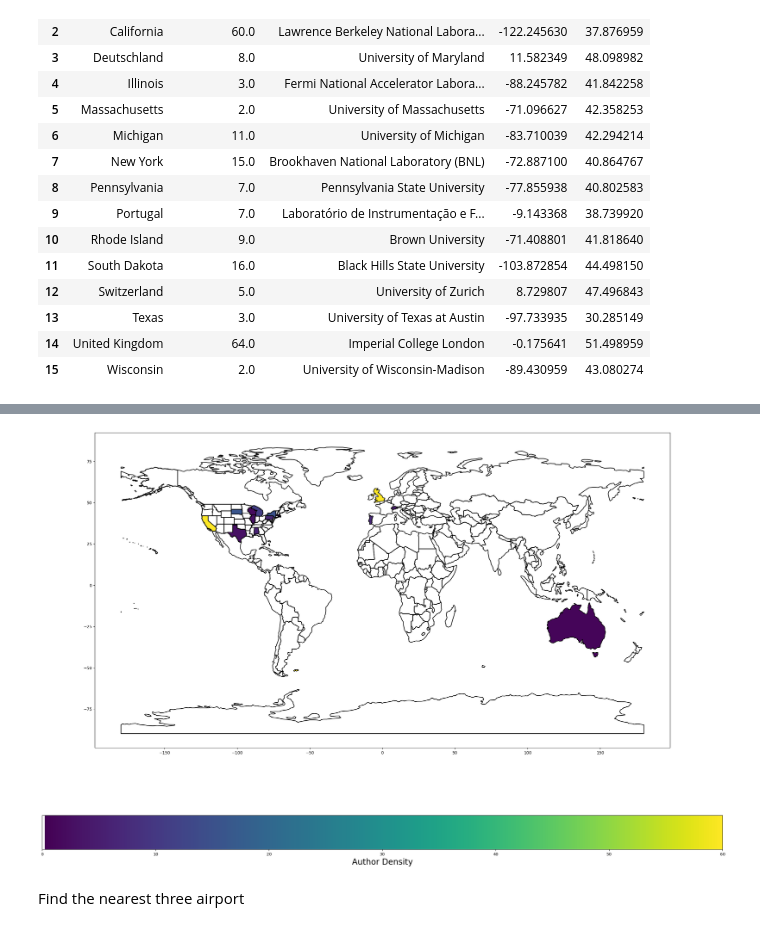
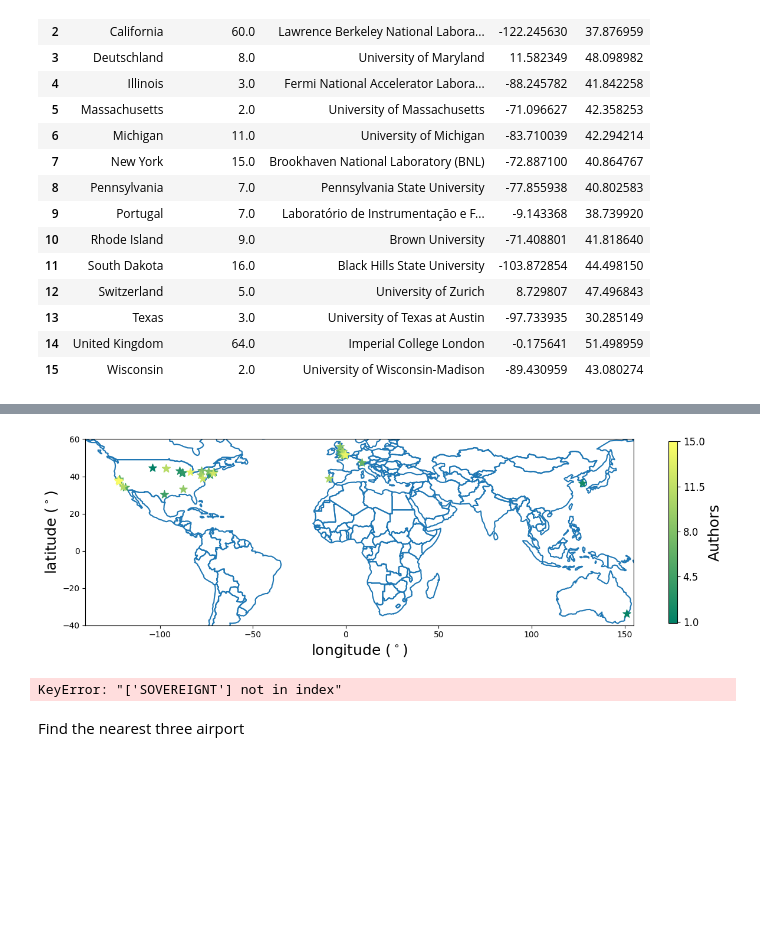
Before and after one commit to seriksen/sustainable-lz, a Jupyter notebook: notebooks/collaborations_whereabouts.ipynb, the cells around one changed output, grey strips where cells are left out. Saved outputs shown, nothing was run; the diff lists cells and outputs as text; code cells hidden in the pictures; blank space fills up the shorter version.

```diff
--- a/notebooks/collaborations_whereabouts.ipynb
+++ b/notebooks/collaborations_whereabouts.ipynb
@@ -222,7 +348,40 @@ See the caveats in the documentation: https://pandas.pydata.org/pandas-docs/stab
+# %%
+import matplotlib
+longs=np.array(author_dists.sort_values(by=['author_count'])['longitude'])
+lats=np.array(author_dists.sort_values(by=['author_count'])['latitude'])
+author_count=np.array(author_dists['author_count'])
+
+world = gpd.read_file('../data/maps/ne_110m_admin_0_countries.shp')
+fig, ax = plt.subplots(1, 1, figsize=(15, 10))
+carbon_map = matplotlib.colormaps['summer']
+world.boundary.plot(ax=ax, zorder=1)
+max_marker=150
+min_marker=50
+
+for i,(long,lat) in enumerate(np.transpose([longs,lats])):
+    color=carbon_map(i/len(longs))
+    ax.scatter(long,lat, marker='*', color=color,s=100)
+
+cmap = carbon_map
+min_dist=max(author_count)
+max_dist=min(author_count)
+norm = matplotlib.colors.Normalize(vmin=min_dist, vmax=max_dist)
+
+clb=plt.colorbar(matplotlib.cm.ScalarMappable(cmap=carbon_map,norm=norm),ax=plt.gca(),shrink=0.4,
+             label='tCO2e of flights',ticks=np.linspace(min_dist,max_dist,5,endpoint=True),
+            format='%.1f')
+clb.set_label('Authors',fontsize=18)
+plt.xlim([-140,155])
+plt.ylim([-40,60])
+plt.xlabel("longitude ($^\circ$)",fontsize=18)
+plt.ylabel("latitude ($^\circ$)",fontsize=18)
+clb.ax.tick_params(labelsize='large')
+# %% [output]
+[figure, added]
 # %%
 # Load your GeoDataFrames
-world = gpd.read_file('/home/sam/lz/shps/110m_cultural/ne_110m_admin_0_countries.shp')
-us_states = gpd.read_file('/home/sam/lz/shps/tl_2023_us_state/tl_2023_us_state.shp')
+world = gpd.read_file('../data/maps/ne_110m_admin_0_countries.shp')
+us_states = gpd.read_file('../data/maps/tl_2023_us_state.shp')
 
 # Add country data
 all_countries = world[['SOVEREIGNT', 'geometry']]
@@ -257,7 +416,7 @@ cbar.set_label('Author Density', fontsize=20)
 
 plt.show()
 # %% [output]
-[figure, removed]
+KeyError: "['SOVEREIGNT'] not in index"
 # %% [markdown]
 Find the nearest three airport
 # %%
```
Also changed, not shown: parts of 10 cells of this notebook, 9 other files.
